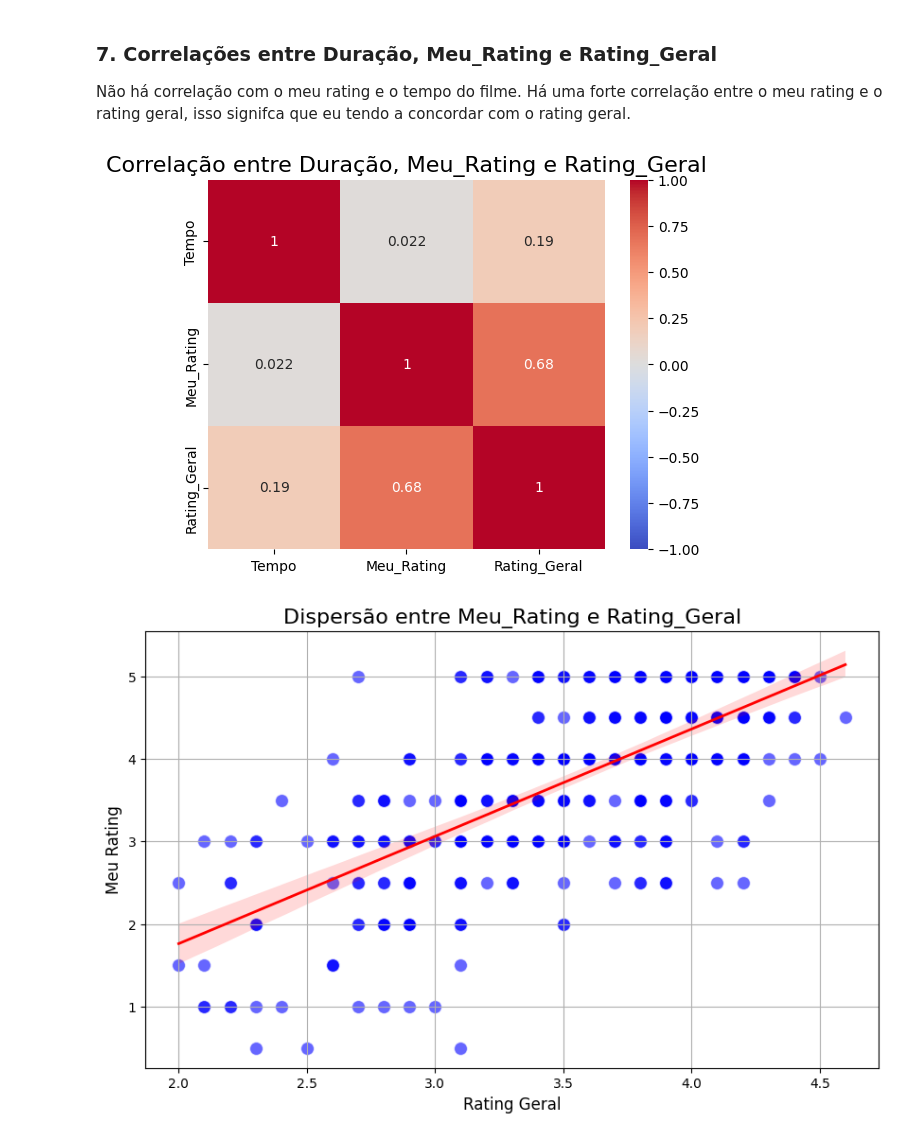
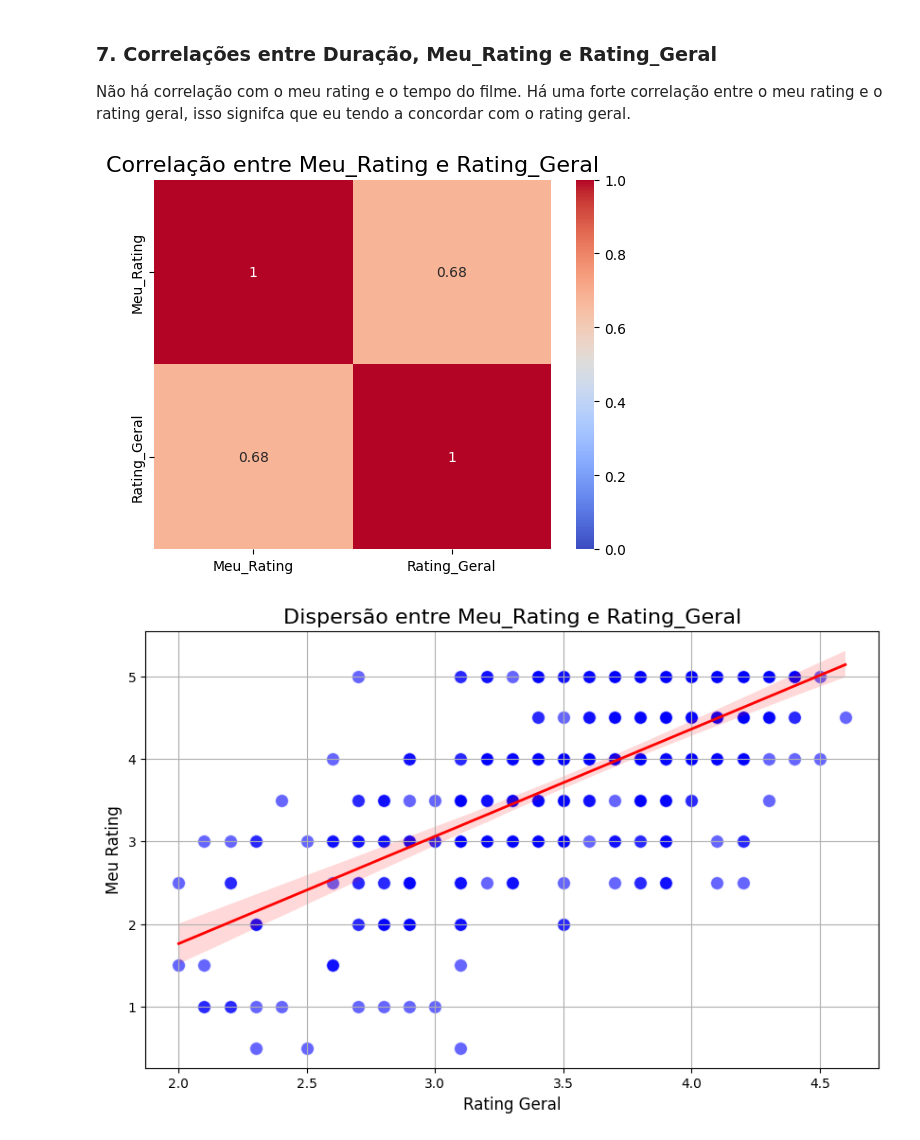
Before and after one commit to Gallicchio-Tavares/Desafio-Filmes, a Jupyter notebook: analise-meus-filmes.ipynb, the cells around one changed output. Drawn from its saved outputs; the diff is of its cells as text; code cells hidden in the pictures.

Commit message:
Melhora visualizacoes

```diff
--- a/analise-meus-filmes.ipynb
+++ b/analise-meus-filmes.ipynb
@@ -146,12 +146,12 @@ Estatística: 0.9504194222083524, Valor-p: 6.936380148224576e-11
 Não há correlação com o meu rating e o tempo do filme.
 Há uma forte correlação entre o meu rating e o rating geral, isso signifca que eu tendo a concordar com o rating geral.
 # %%
-correlacoes = df[['Tempo', 'Meu_Rating', 'Rating_Geral']].corr()
-sns.heatmap(correlacoes, annot=True, cmap='coolwarm', vmin=-1, vmax=1)
-plt.title('Correlação entre Duração, Meu_Rating e Rating_Geral', fontsize=16)
+correlacoes = df[['Meu_Rating', 'Rating_Geral']].corr()
+sns.heatmap(correlacoes, annot=True, cmap='coolwarm', vmin=0, vmax=1)
+plt.title('Correlação entre Meu_Rating e Rating_Geral', fontsize=16)
 plt.show()
 # %% [output]
-[figure, old version]
+[figure, new version]
 # %%
 df_sem_na = df.dropna(subset=['Meu_Rating', 'Rating_Geral'])
 
```
